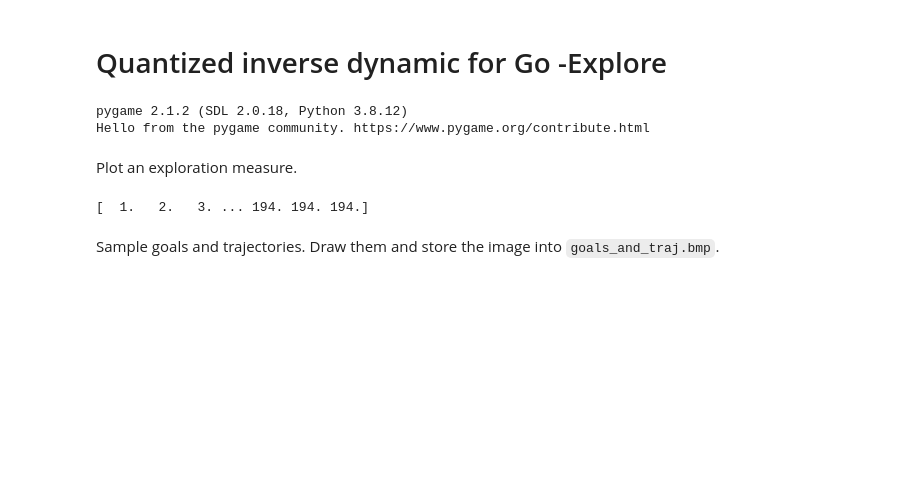
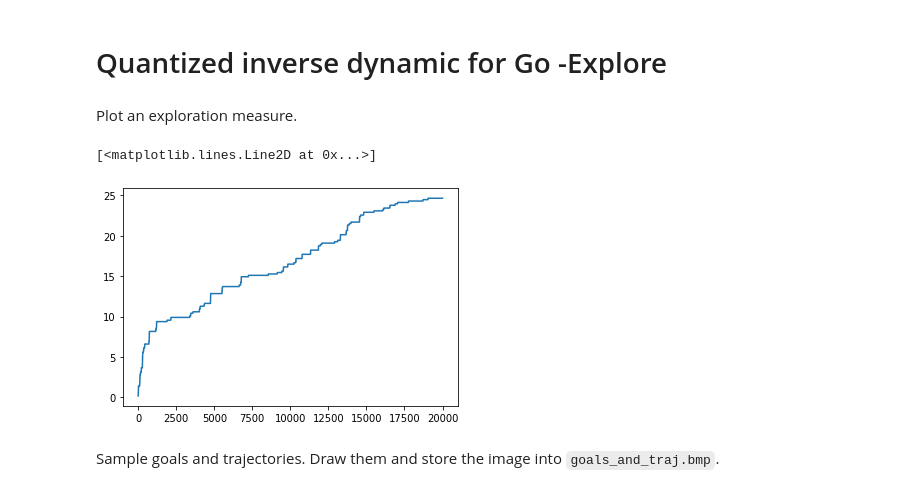
Before and after one commit to qgallouedec/lge, a Jupyter notebook: notebooks/latent_go_explore_maze.ipynb, the cells around one changed output. Drawn from its saved outputs; the diff is of its cells as text; code cells hidden in the pictures; blank space fills up the shorter version.

```diff
--- a/notebooks/latent_go_explore_maze.ipynb
+++ b/notebooks/latent_go_explore_maze.ipynb
@@ -8,23 +8,20 @@ from toolbox.maze_grid import cumulative_cells
 
 from go_explore.inverse_dynamic_go_explore import GoExploreInverseModel
 
-
-go_explore = GoExploreInverseModel(SAC, "ContinuousMaze-v0", traj_step=3, count_pow=0.5)
+go_explore = GoExploreInverseModel(SAC, "ContinuousMaze-v0", traj_step=3, count_pow=0.5, decimals=0.2, distance_threshold=0.1, verbose=1)
 go_explore.explore(20_000)
-# %% [output]
-pygame 2.1.2 (SDL 2.0.18, Python 3.8.12)
-Hello from the pygame community. https://www.pygame.org/contribute.html
 # %% [markdown]
 Plot an exploration measure.
 # %%
 import matplotlib.pyplot as plt
 
 archive = go_explore.archive
 observations = archive.observations["observation"][: archive.pos]
 counts = cumulative_cells(observations)
-plt.plot(counts)
+plt.plot(counts/(24*24)*100)
 # %% [output]
-[  1.   2.   3. ... 194. 194. 194.]
+[<matplotlib.lines.Line2D at 0x...>]
+[figure, added]
 # %% [markdown]
 Sample goals and trajectories. Draw them and store the image into `goals_and_traj.bmp`.
 # %%
```
Also changed, not shown: 8 other files.
